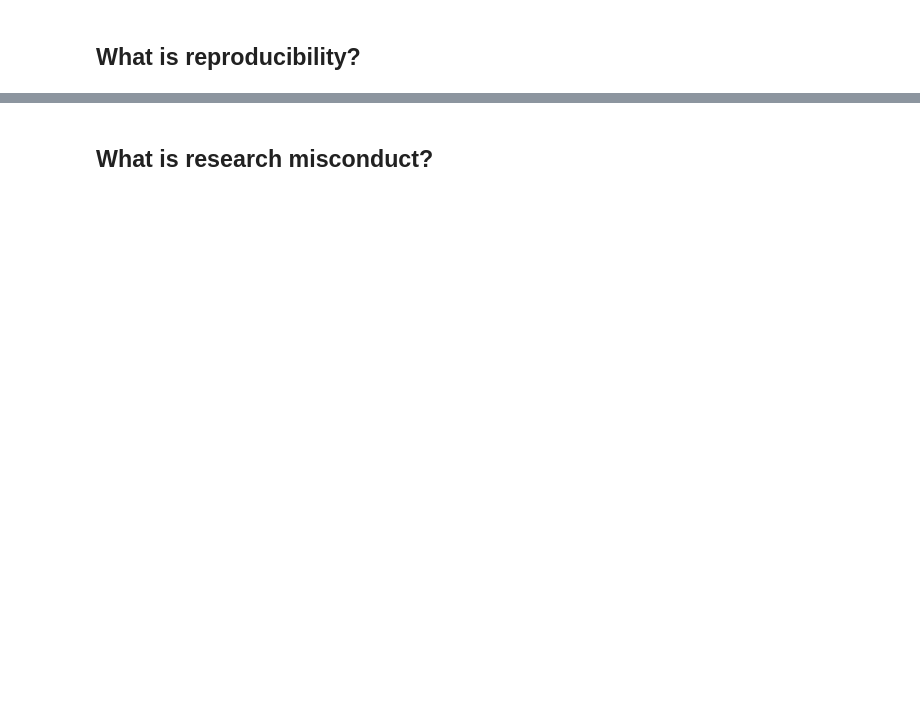
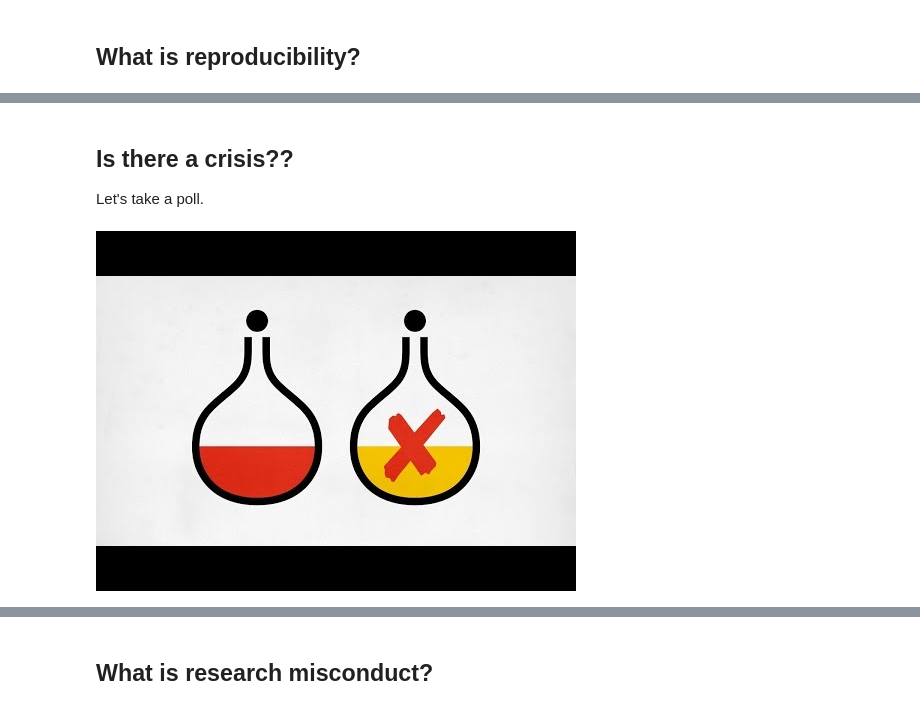
Before and after one commit to UUDeCART/reproducible_science, a Jupyter notebook: 1-TheBigPicture.ipynb, the cells around one changed output, grey strips where cells are left out. Drawn from its saved outputs; the diff is of its cells as text; code cells hidden in the pictures; blank space fills up the shorter version.

```diff
--- a/1-TheBigPicture.ipynb
+++ b/1-TheBigPicture.ipynb
@@ -20,0 +68,8 @@ Retraction Watch
+# %% [markdown]
+## Is there a crisis??
+Let's take a poll.
+# %%
+from IPython.display import YouTubeVideo
+YouTubeVideo("j7K3s_vi_1Y", width=600, height=350)
+# %% [output]
+[figure, added]
```
Also changed, not shown: parts of 31 cells of this notebook, 7 other files.
